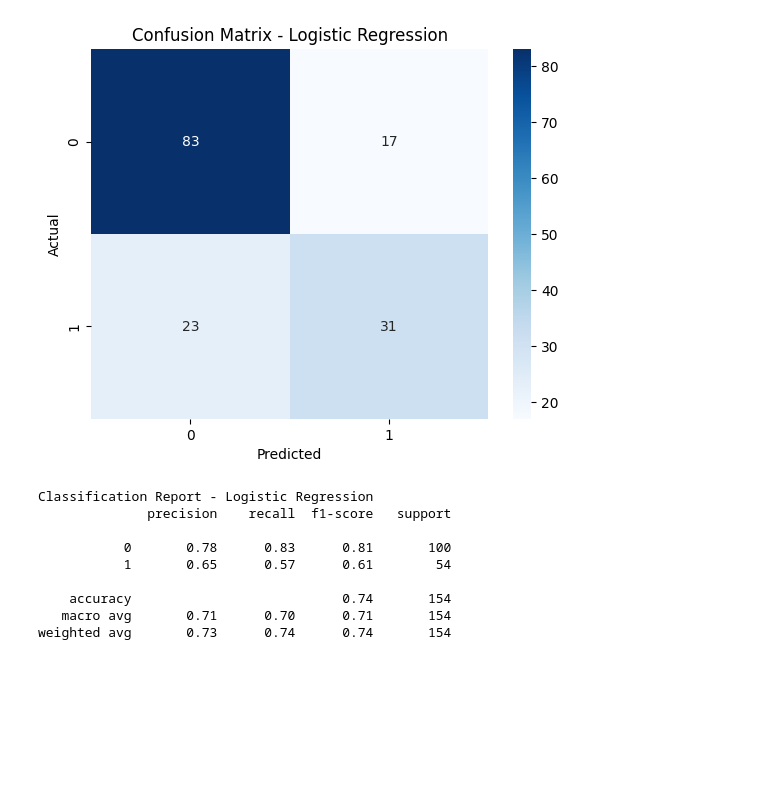
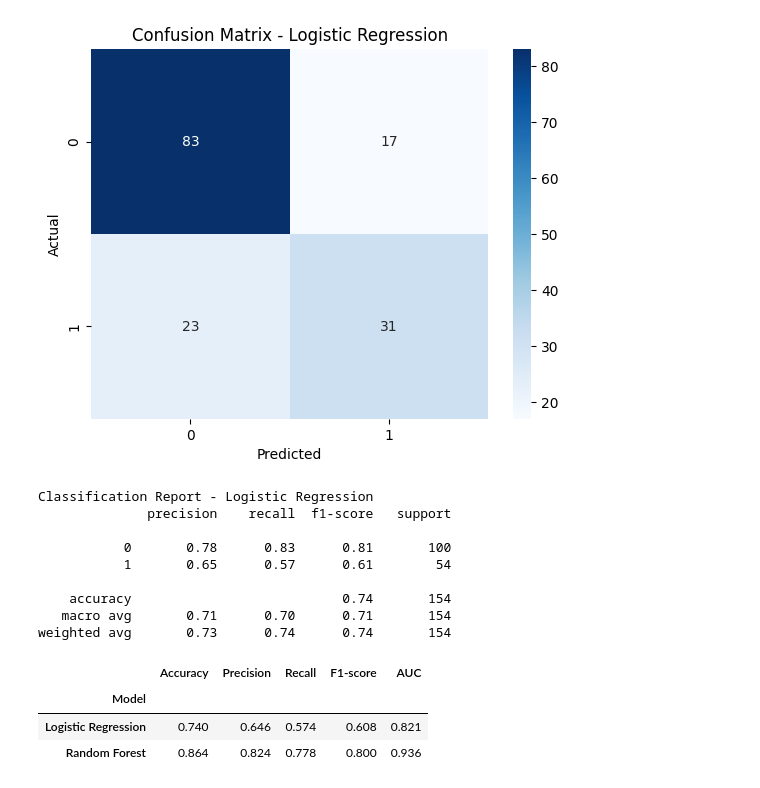
Before and after one commit to tranhoang2804/Capstone-Aptech, a Jupyter notebook: Capstone.ipynb, the cells around one changed output. Cells and saved outputs as stored; diff of their text form; code cells hidden in the pictures; blank space fills up the shorter version.

```diff
--- a/Capstone.ipynb
+++ b/Capstone.ipynb
@@ -832,3 +833,35 @@ Classification Report - Logistic Regression
     accuracy                           0.74       154
    macro avg       0.71      0.70      0.71       154
 weighted avg       0.73      0.74      0.74       154
+# %%
+# Tính các chỉ số cho Logistic Regression
+metrics_logreg = {
+    'Model': 'Logistic Regression',
+    'Accuracy': accuracy_score(y_test, y_pred),
+    'Precision': precision_score(y_test, y_pred),
+    'Recall': recall_score(y_test, y_pred),
+    'F1-score': f1_score(y_test, y_pred),
+    'AUC': roc_auc_score(y_test, y_prob_logreg)
+}
+
+# Tính các chỉ số cho Random Forest
+metrics_rf = {
+    'Model': 'Random Forest',
+    'Accuracy': accuracy_score(y_test, y_pred_rf),
+    'Precision': precision_score(y_test, y_pred_rf),
+    'Recall': recall_score(y_test, y_pred_rf),
+    'F1-score': f1_score(y_test, y_pred_rf),
+    'AUC': roc_auc_score(y_test, y_prob_rf)
+}
+
+# Tạo DataFrame để hiển thị so sánh
+comparison_df = pd.DataFrame([metrics_logreg, metrics_rf])
+comparison_df.set_index('Model', inplace=True)
+
+# Hiển thị bảng so sánh
+comparison_df.round(3)
+# %% [output]
+|  | Accuracy | Precision | Recall | F1-score | AUC |
+| Model |  |  |  |  |  |
+| Logistic Regression | 0.740 | 0.646 | 0.574 | 0.608 | 0.821 |
+| Random Forest | 0.864 | 0.824 | 0.778 | 0.800 | 0.936 |
```
Also changed, not shown: parts of 6 cells of this notebook.
